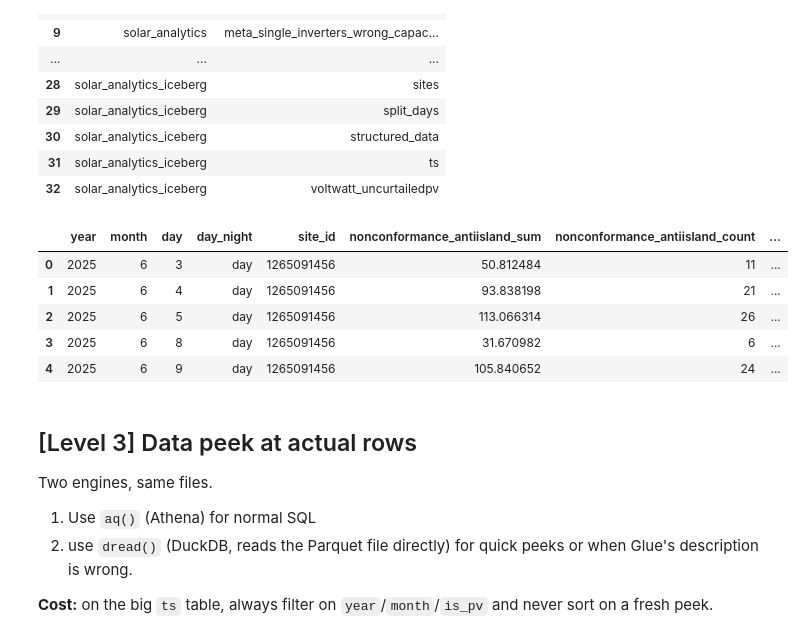
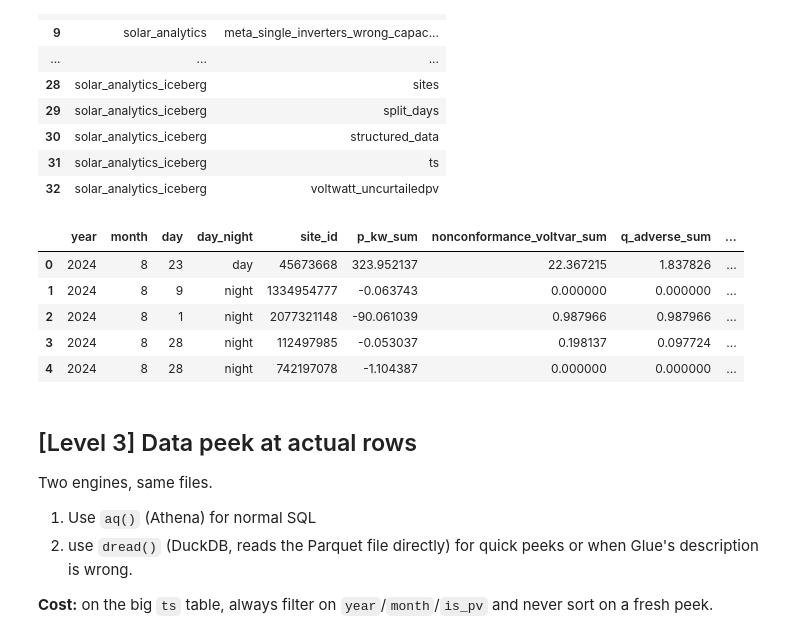
Before and after one commit to UNSW-CEEM/CICCADA, a Jupyter notebook: bms_sa_review/data_query/01_data_exploration.ipynb, the cells around one changed output. Cells and saved outputs as stored; diff of their text form; code cells hidden in the pictures.

```diff
--- a/bms_sa_review/data_query/01_data_exploration.ipynb
+++ b/bms_sa_review/data_query/01_data_exploration.ipynb
@@ -104,17 +106,17 @@ all_tabs[['Database', 'Table']]
 # %%
 # The columns + types of any table.
 # Works for Iceberg tables too (where the # Glue column list is often blank).
 # Kind of 'data dictionary' lookup.
-table = "conformance_antiisland"
+table = "conformance_voltvar"
 database = "solar_analytics_iceberg"
 aq(f"SELECT * FROM {table} LIMIT 5", database=database)
 # %% [output]
-|  | year | month | day | day_night | site_id | nonconformance_antiisland_sum | nonconformance_antiisland_count | ... |
-| 0 | 2025 | 6 | 3 | day | 1265091456 | 50.812484 | 11 | ... |
-| 1 | 2025 | 6 | 4 | day | 1265091456 | 93.838198 | 21 | ... |
-| 2 | 2025 | 6 | 5 | day | 1265091456 | 113.066314 | 26 | ... |
-| 3 | 2025 | 6 | 8 | day | 1265091456 | 31.670982 | 6 | ... |
-| 4 | 2025 | 6 | 9 | day | 1265091456 | 105.840652 | 24 | ... |
+|  | year | month | day | day_night | site_id | p_kw_sum | nonconformance_voltvar_sum | q_adverse_sum | ... |
+| 0 | 2024 | 8 | 23 | day | 45673668 | 323.952137 | 22.367215 | 1.837826 | ... |
+| 1 | 2024 | 8 | 9 | night | 1334954777 | -0.063743 | 0.000000 | 0.000000 | ... |
+| 2 | 2024 | 8 | 1 | night | 2077321148 | -90.061039 | 0.987966 | 0.987966 | ... |
+| 3 | 2024 | 8 | 28 | night | 112497985 | -0.053037 | 0.198137 | 0.097724 | ... |
+| 4 | 2024 | 8 | 28 | night | 742197078 | -1.104387 | 0.000000 | 0.000000 | ... |
 # %% [markdown]
 ## [Level 3] Data peek at actual rows
 
```
Also changed, not shown: parts of 18 cells of this notebook, 3 other files.
